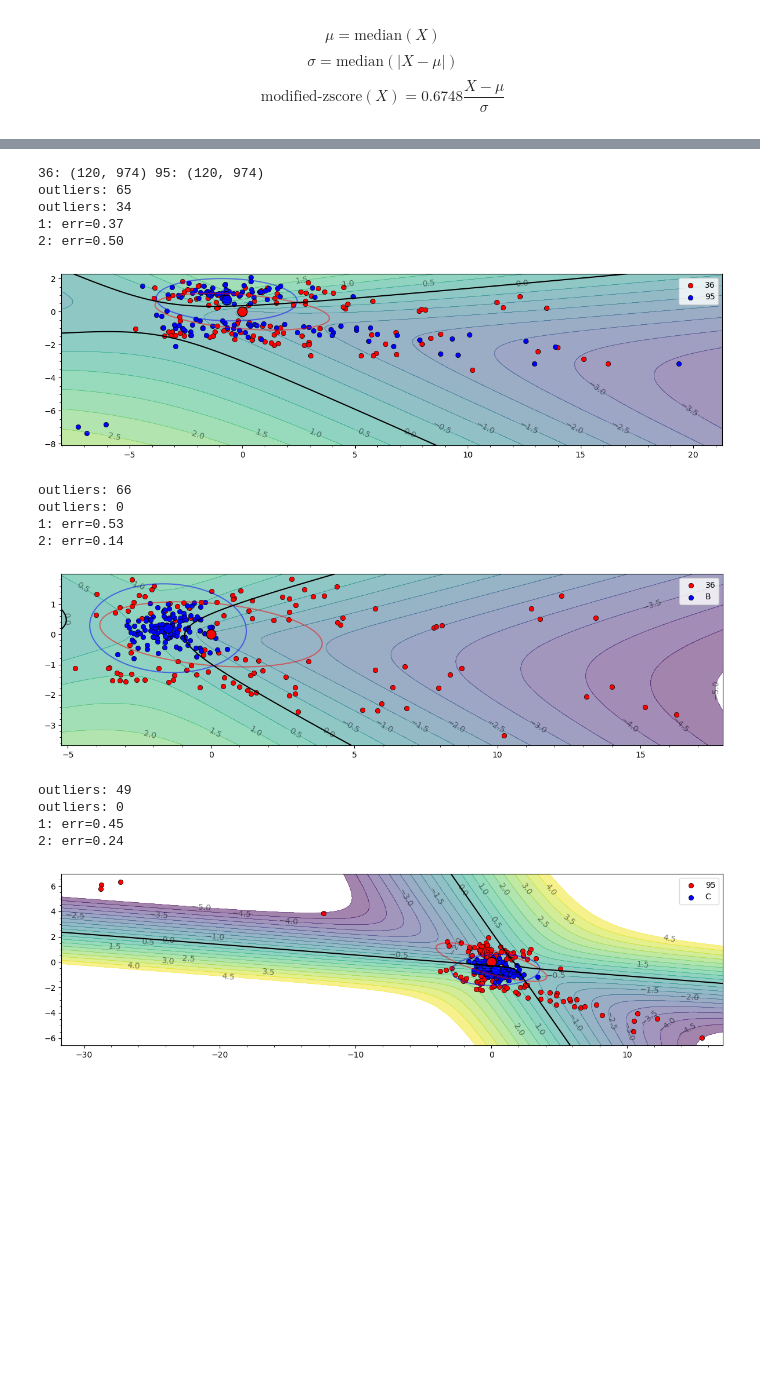
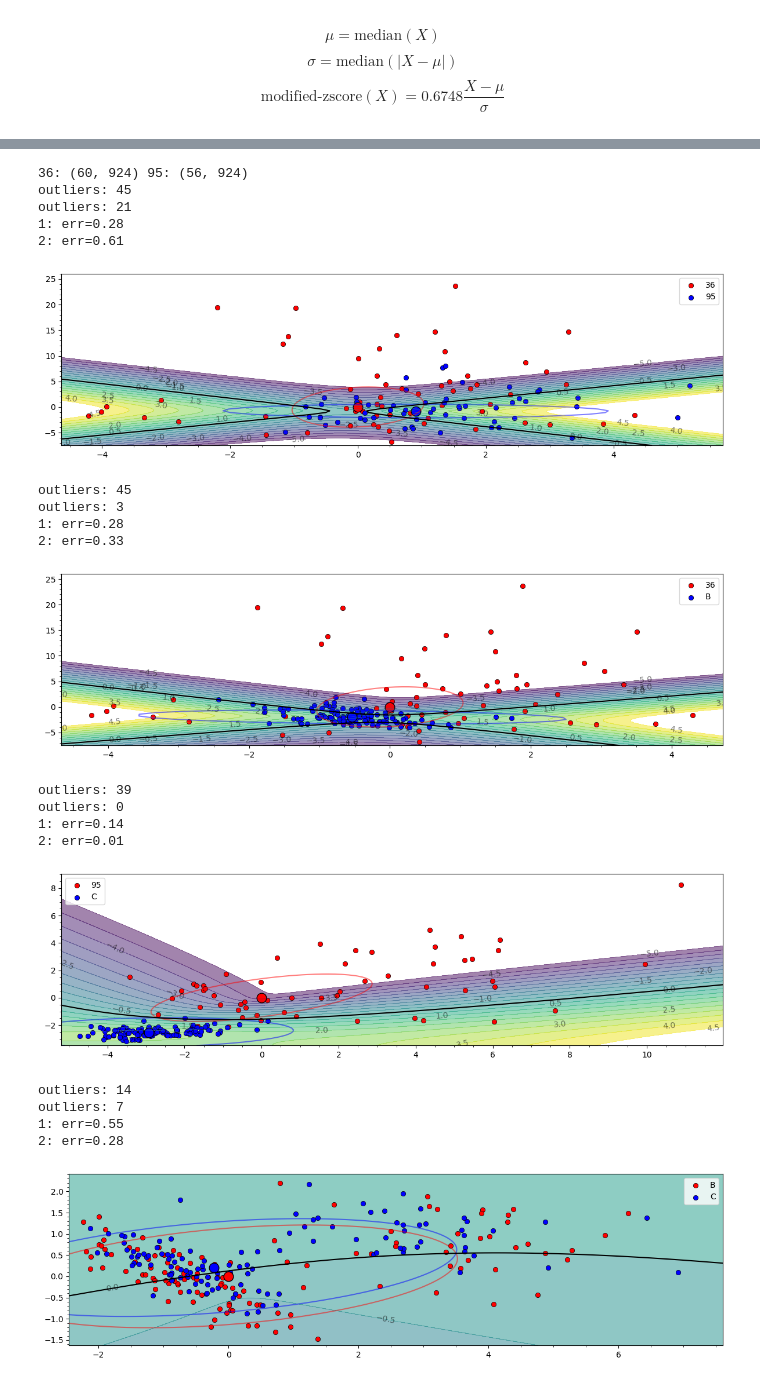
Before and after one commit to intellimath/irsa, a Jupyter notebook: examples/load_spectra.ipynb, the cells around one changed output, grey strips where cells are left out. Cells and saved outputs as stored; diff of their text form; code cells hidden in the pictures; blank space fills up the shorter version.

```diff
--- a/examples/load_spectra.ipynb
+++ b/examples/load_spectra.ipynb
@@ -98,7 +97,7 @@ for i, key in enumerate(dd):
     entry1 = dd[key]
     entry1.allign_bottom()
     # entry1.scale_by_max(scale=10.0)
-    entry1.crop(50)
+    entry1.crop(100)
 # %%
 # @ipywidgets.interact(key=sel)
 # def plot_spectra_for_key(key):
@@ -139,7 +136,7 @@ interactive(children=(Dropdown(description='Experiment:', layout=Layout(width='5
 # %%
-for i, key in enumerate(dd):
-    entry = dd[key]
-    entry.exclude_checked()
+# for i, key in enumerate(dd):
+#     entry = dd[key]
+#     entry.exclude_checked()
 # %%
 # @ipywidgets.interact(key=sel)
 # def plot_spectra_for_key(key):
@@ -149,7 +146,7 @@ for i, key in enumerate(dd):
 d2 = spectra.SpectraCollection()
 for i, key in enumerate(dd):
     entry2 = dd[key]
-    d2[key] = entry2.robust_averaging(tau=3.5)
+    d2[key] = entry2.robust_averaging(tau=3.0)
 # %%
 for key in d2:
     entry = d2[key]
@@ -268,36 +300,40 @@ for i, key in enumerate(d2):
 # %%
 from irsa.analytics.pca import pca_compare_2d
 
 ys36 = np.concatenate(
     tuple(d2.select_y_by_attr_value("штамм_бактерий", "36")), axis=0)
 ys95 = np.concatenate(
     tuple(d2.select_y_by_attr_value("штамм_бактерий", "95")), axis=0)
 ysB = np.concatenate(
     tuple(d2.select_y_by_attr_value("штамм_бактерий", "B")), axis=0)
 ysC = np.concatenate(
     tuple(d2.select_y_by_attr_value("штамм_бактерий", "C")), axis=0)
 
 print("36:", ys36.shape, "95:", ys95.shape)
 
-pca_compare_2d(ys36, ys95, "36", "95", 0.99)
-pca_compare_2d(ys36, ysB, "36", "B", 0.99)
-pca_compare_2d(ys95, ysC, "95", "C", 0.99)
-
-# pca_compare_2d(ys95, ys36, "95", "36", 0.99)
+pca_compare_2d(ys36, ys95, "36", "95", 0.975)
+pca_compare_2d(ys36, ysB, "36", "B", 0.975)
+pca_compare_2d(ys95, ysC, "95", "C", 0.975)
+pca_compare_2d(ysB, ysC, "B", "C", 0.975)
 # %% [output]
-36: (120, 974) 95: (120, 974)
-outliers: 65
-outliers: 34
-1: err=0.37
-2: err=0.50
+36: (60, 924) 95: (56, 924)
+outliers: 45
+outliers: 21
+1: err=0.28
+2: err=0.61
-[figure, old version]
+[figure, new version]
-outliers: 66
-outliers: 0
-1: err=0.53
-2: err=0.14
+outliers: 45
+outliers: 3
+1: err=0.28
+2: err=0.33
-[figure, old version]
+[figure, new version]
-outliers: 49
+outliers: 39
 outliers: 0
-1: err=0.45
-2: err=0.24
+1: err=0.14
+2: err=0.01
-[figure, old version]
+[figure, new version]
+outliers: 14
+outliers: 7
+1: err=0.55
+2: err=0.28
+[figure, added]
```
Also changed, not shown: parts of 24 cells of this notebook, 3 other files.
